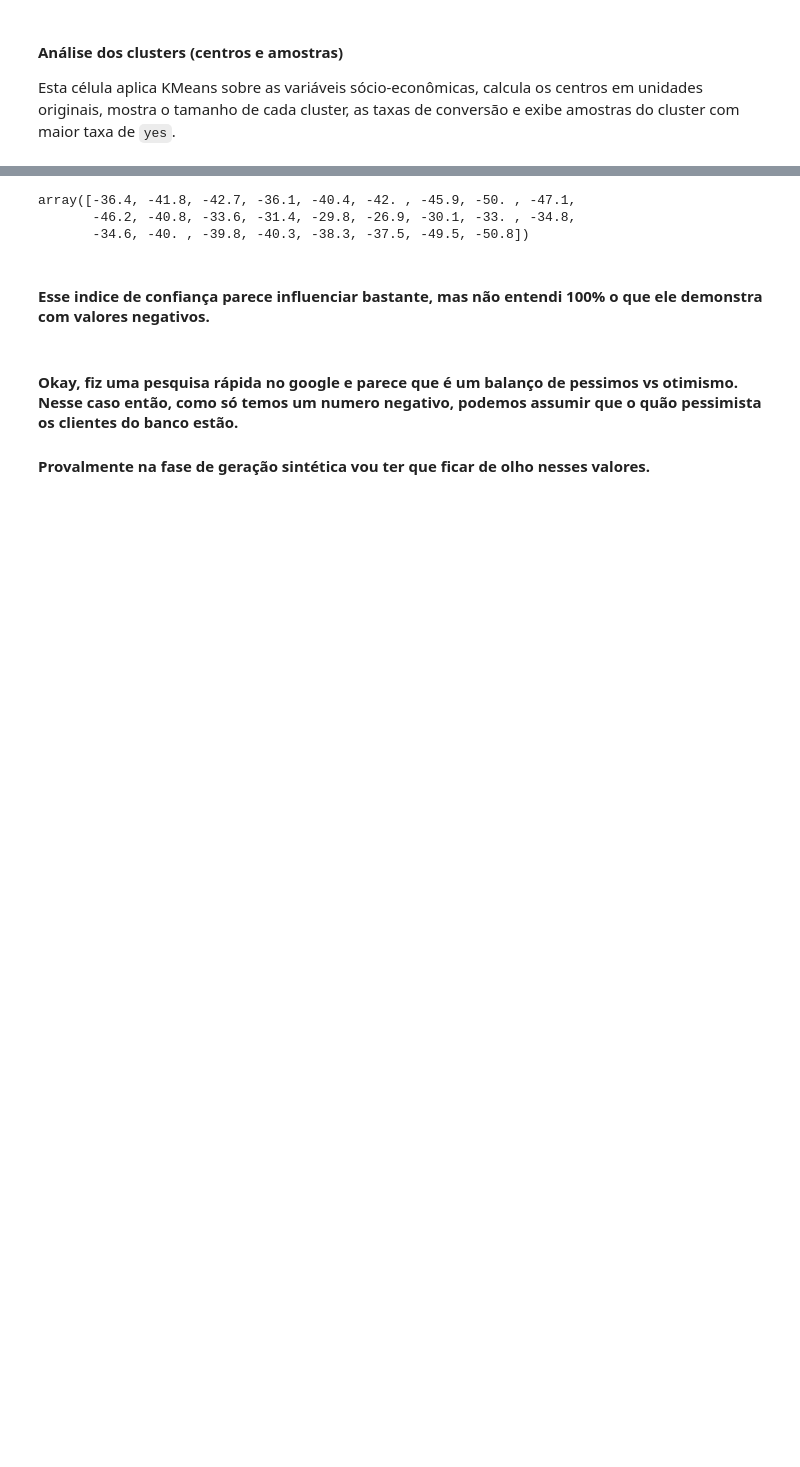
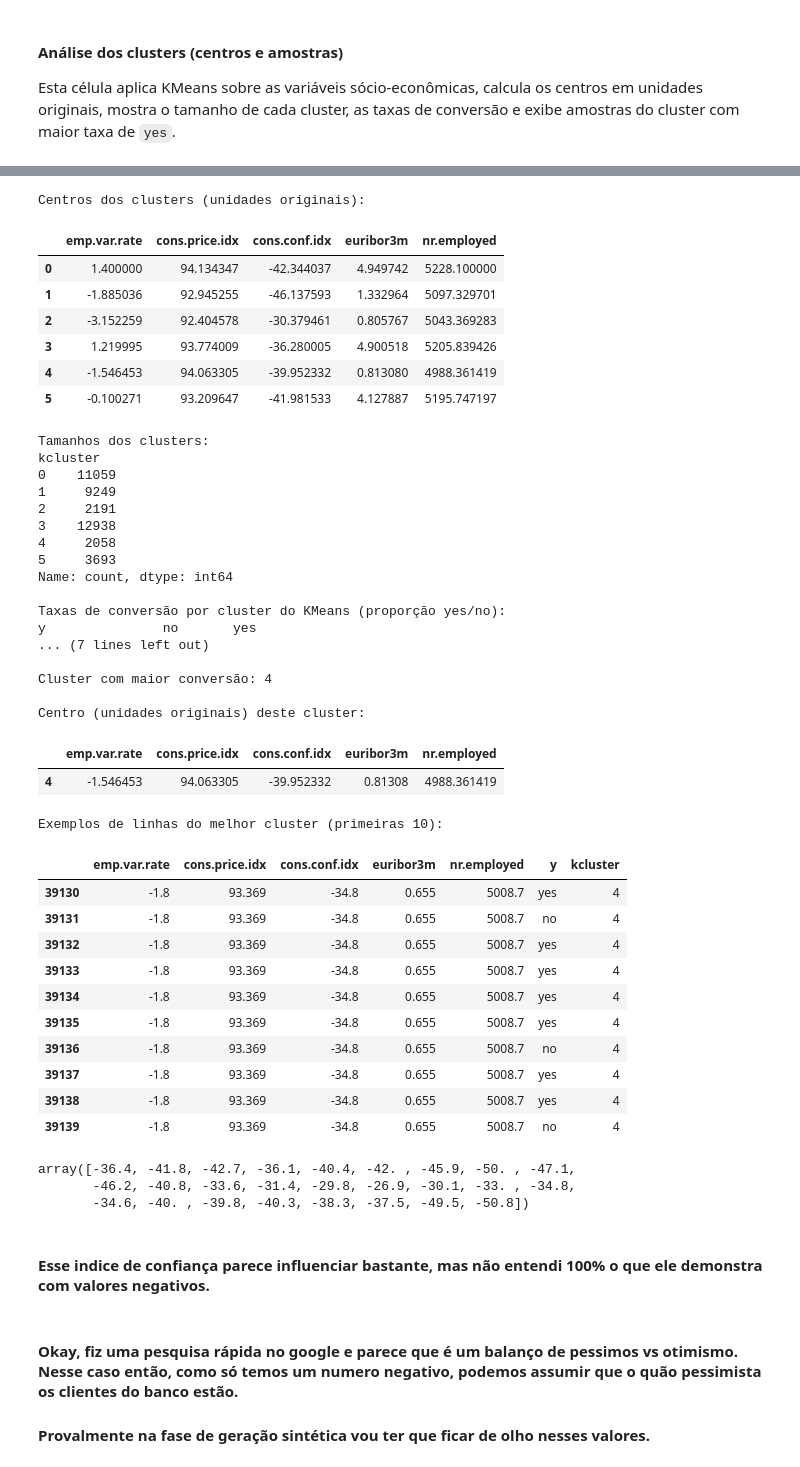
Before and after one commit to Getinstance/datathon-7mlet-grupo-10, a Jupyter notebook: data/kaggle/notebooks/aed-banco.ipynb, the cells around one changed output, grey strips where cells are left out. Drawn from its saved outputs; the diff is of its cells as text; code cells hidden in the pictures; blank space fills up the shorter version.

```diff
--- a/data/kaggle/notebooks/aed-banco.ipynb
+++ b/data/kaggle/notebooks/aed-banco.ipynb
@@ -399,3 +491,45 @@ Exemplos de linhas do melhor cluster (primeiras 10):
+# %%
+feature_analysis_kmeans(features_kn=features_kn, scaler_kn=scaler_kn, n_clusters=k)
+# %% [output]
+Centros dos clusters (unidades originais):
+|  | emp.var.rate | cons.price.idx | cons.conf.idx | euribor3m | nr.employed |
+| 0 | 1.400000 | 94.134347 | -42.344037 | 4.949742 | 5228.100000 |
+| 1 | -1.885036 | 92.945255 | -46.137593 | 1.332964 | 5097.329701 |
+| 2 | -3.152259 | 92.404578 | -30.379461 | 0.805767 | 5043.369283 |
+| 3 | 1.219995 | 93.774009 | -36.280005 | 4.900518 | 5205.839426 |
+| 4 | -1.546453 | 94.063305 | -39.952332 | 0.813080 | 4988.361419 |
+| 5 | -0.100271 | 93.209647 | -41.981533 | 4.127887 | 5195.747197 |
+Tamanhos dos clusters:
+kcluster
+0    11059
+1     9249
+2     2191
+3    12938
+4     2058
+5     3693
+Name: count, dtype: int64
+
+Taxas de conversão por cluster do KMeans (proporção yes/no):
+y               no       yes
+... (7 lines left out)
+
+Cluster com maior conversão: 4
+
+Centro (unidades originais) deste cluster:
+|  | emp.var.rate | cons.price.idx | cons.conf.idx | euribor3m | nr.employed |
+| 4 | -1.546453 | 94.063305 | -39.952332 | 0.81308 | 4988.361419 |
+Exemplos de linhas do melhor cluster (primeiras 10):
+|  | emp.var.rate | cons.price.idx | cons.conf.idx | euribor3m | nr.employed | y | kcluster |
+| 39130 | -1.8 | 93.369 | -34.8 | 0.655 | 5008.7 | yes | 4 |
+| 39131 | -1.8 | 93.369 | -34.8 | 0.655 | 5008.7 | no | 4 |
+| 39132 | -1.8 | 93.369 | -34.8 | 0.655 | 5008.7 | yes | 4 |
+| 39133 | -1.8 | 93.369 | -34.8 | 0.655 | 5008.7 | yes | 4 |
+| 39134 | -1.8 | 93.369 | -34.8 | 0.655 | 5008.7 | yes | 4 |
+| 39135 | -1.8 | 93.369 | -34.8 | 0.655 | 5008.7 | yes | 4 |
+| 39136 | -1.8 | 93.369 | -34.8 | 0.655 | 5008.7 | no | 4 |
+| 39137 | -1.8 | 93.369 | -34.8 | 0.655 | 5008.7 | yes | 4 |
+| 39138 | -1.8 | 93.369 | -34.8 | 0.655 | 5008.7 | yes | 4 |
+| 39139 | -1.8 | 93.369 | -34.8 | 0.655 | 5008.7 | no | 4 |
 # %%
 # Valores únicos de cons.conf.idx
 bank['cons.conf.idx'].unique()
```
Also changed, not shown: parts of 10 cells of this notebook, 3 other files.
